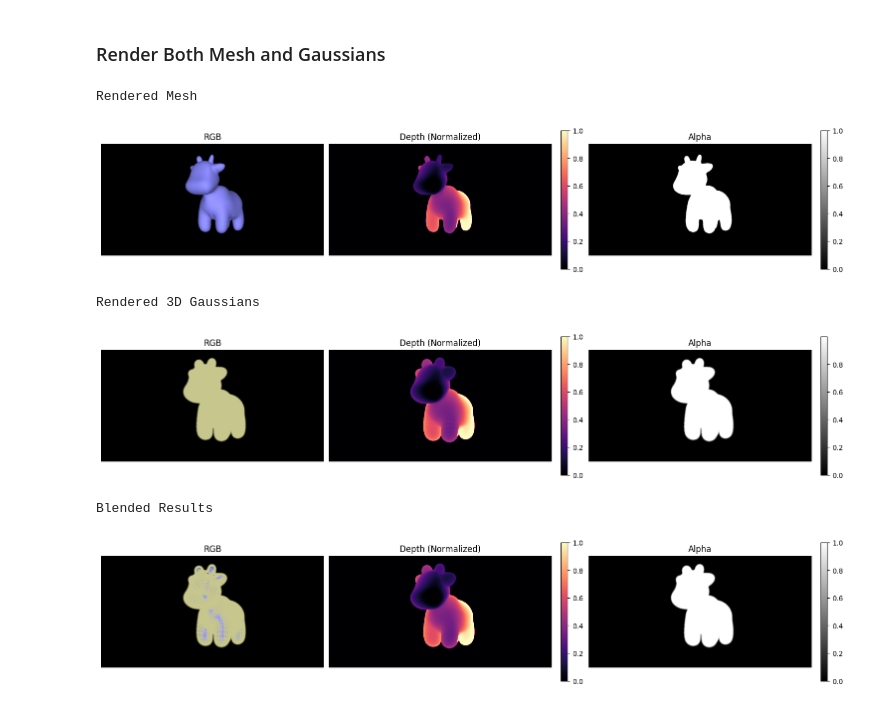
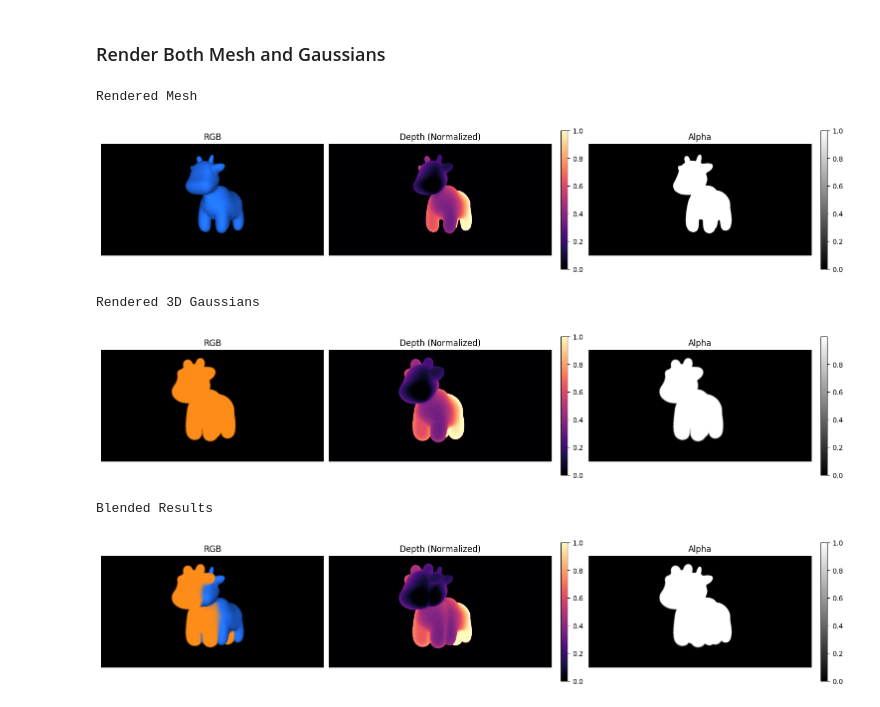
Before and after one commit to PeizhiYan/gmesh, a Jupyter notebook: examples/example-3 - gmesh hybrid rendering.ipynb, the cells around one changed output. Drawn from its saved outputs; the diff is of its cells as text; code cells hidden in the pictures.

```diff
--- a/examples/example-3 - gmesh hybrid rendering.ipynb
+++ b/examples/example-3 - gmesh hybrid rendering.ipynb
@@ -50,15 +50,19 @@ faces = torch.from_numpy(faces).to(device) # [F, 3]
 mesh = Mesh(verts=vertices, faces=faces)
 
 # shading for visualizing mesh
-mesh.colors = simple_phone_shading(vertices=vertices, faces=faces)
+mesh.colors = simple_phone_shading(vertices=vertices, faces=faces,
+                                   ambient_color=torch.tensor([0.05, 0.15, 0.35], device=device),
+                                   diffuse_color=torch.tensor([0.10, 0.35, 0.75], device=device))
 
 # create Gaussians from the Mesh
 gaussians = mesh_to_gaussians(mesh=mesh, method='facet3', trainable=False)
 
-# make the Gaussians colors more red
-gaussians.colors[:,:,0] = 1.0
-gaussians.colors[:,:,1] = 1.0
-gaussians.colors[:,:,2] = 0.2
+# move the Gaussians to the left a bit
+gaussians.means[:,0] -= 0.25
+
+# orange Gaussians (colors are SH DC coefficients: rgb = 0.5 + C0 * sh)
+orange_rgb = torch.tensor([1.0, 0.55, 0.1], dtype=torch.float32, device=device)
+gaussians.colors[:,0,:] = (orange_rgb - 0.5) / 0.28209479177387814
 
 # create the camera
 camera = PerspectiveCamera(
@@ -93,23 +97,27 @@ gmesh_renderer = GmeshRenderer(camera=camera, tile_size=16, bg_color=(.0,.0,.0))
 ### Render Both Mesh and Gaussians
 # %%
 # render the 3D mesh
-ret_dict = gmesh_renderer.render(mesh=mesh, gaussians=gaussians, camera_pose=camera_pose, return_all=True)
+ret_dict = gmesh_renderer.render(mesh=mesh,
+                                 gaussians=gaussians,
+                                 camera_pose=camera_pose,
+                                 softness=5.0,
+                                 return_all=True)
 
 print('Rendered Mesh')
 [rgb, depth, alpha] = ret_dict['mesh']
 visualize_rgbd_alpha(rgb, depth, alpha, norm_depth=True)
 
 print('Rendered 3D Gaussians')
 [rgb, depth, alpha] = ret_dict['3dgs']
 visualize_rgbd_alpha(rgb, depth, alpha, norm_depth=True)
 
 print('Blended Results')
 [rgb, depth, alpha] = ret_dict['blend']
 visualize_rgbd_alpha(rgb, depth, alpha, norm_depth=True)
 # %% [output]
 Rendered Mesh
-[figure, old version]
+[figure, new version]
 Rendered 3D Gaussians
-[figure, old version]
+[figure, new version]
 Blended Results
-[figure, old version]
+[figure, new version]
```
Also changed, not shown: 9 other files.
